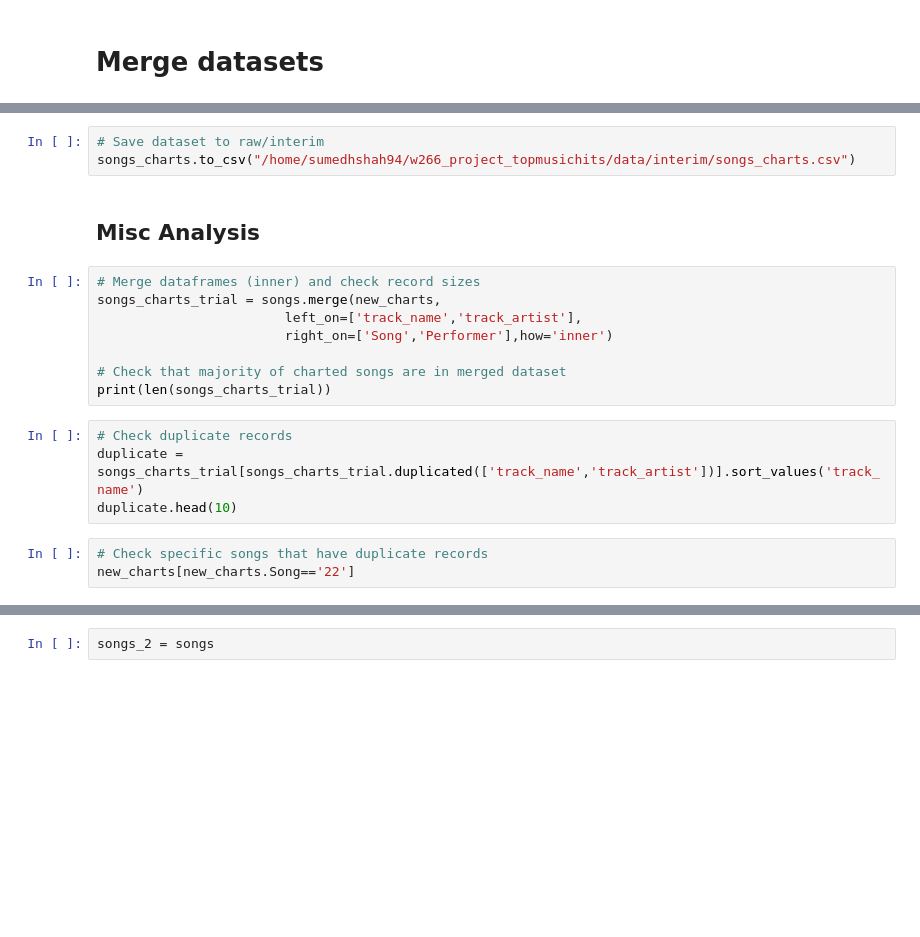
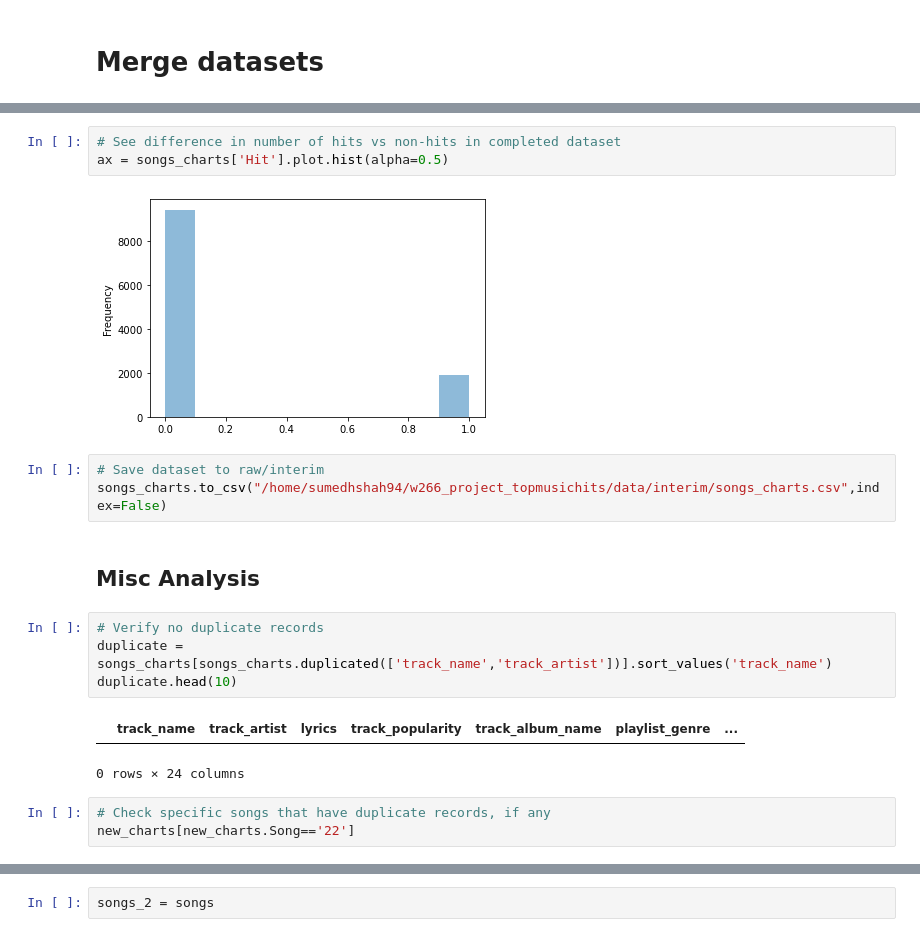
Before and after one commit to sumedhshah94/w266_project_topmusichits, a Jupyter notebook: src/data/data_cleansing.ipynb, the cells around one changed output, grey strips where cells are left out. Drawn from its saved outputs; the diff is of its cells as text; blank space fills up the shorter version.

```diff
--- a/src/data/data_cleansing.ipynb
+++ b/src/data/data_cleansing.ipynb
@@ -162,22 +187,22 @@ songs_charts.head(15)
+# %%
+# See difference in number of hits vs non-hits in completed dataset
+ax = songs_charts['Hit'].plot.hist(alpha=0.5)
+# %% [output]
+[figure, added]
 # %%
 # Save dataset to raw/interim
-songs_charts.to_csv("/home/sumedhshah94/w266_project_topmusichits/data/interim/songs_charts.csv")
+songs_charts.to_csv("/home/sumedhshah94/w266_project_topmusichits/data/interim/songs_charts.csv",index=False)
 # %% [markdown]
 ## Misc Analysis
-# %%
-# Merge dataframes (inner) and check record sizes
-songs_charts_trial = songs.merge(new_charts,
-                        left_on=['track_name','track_artist'],
-                        right_on=['Song','Performer'],how='inner')
-
-# Check that majority of charted songs are in merged dataset
-print(len(songs_charts_trial))
 # %%
-# Check duplicate records
-duplicate = songs_charts_trial[songs_charts_trial.duplicated(['track_name','track_artist'])].sort_values('track_name')
+# Verify no duplicate records
+duplicate = songs_charts[songs_charts.duplicated(['track_name','track_artist'])].sort_values('track_name')
 duplicate.head(10)
+# %% [output]
+|  | track_name | track_artist | lyrics | track_popularity | track_album_name | playlist_genre | ... |
+0 rows × 24 columns
 # %%
-# Check specific songs that have duplicate records
+# Check specific songs that have duplicate records, if any
 new_charts[new_charts.Song=='22']
 # %%
 songs = pd.read_csv("/home/sumedhshah94/w266_project_topmusichits/data/interim/songs_charts.csv",',')
```
Also changed, not shown: parts of 23 cells of this notebook, 2 other files.
